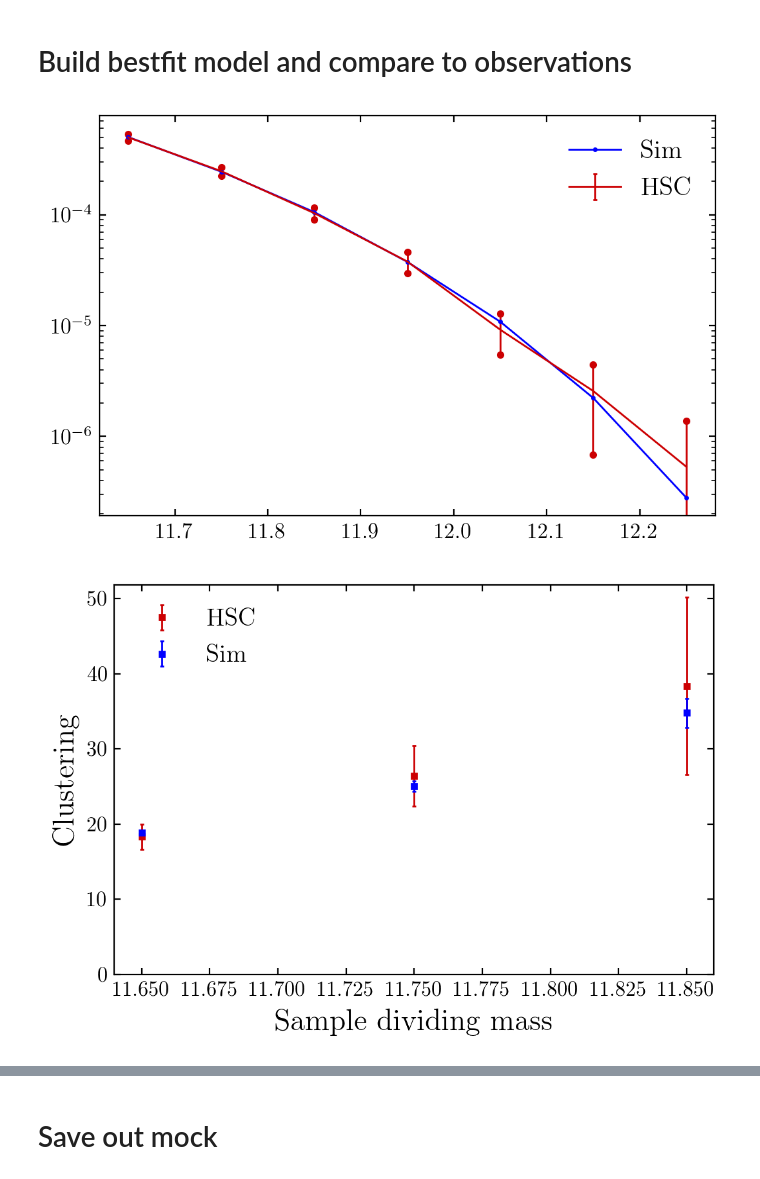
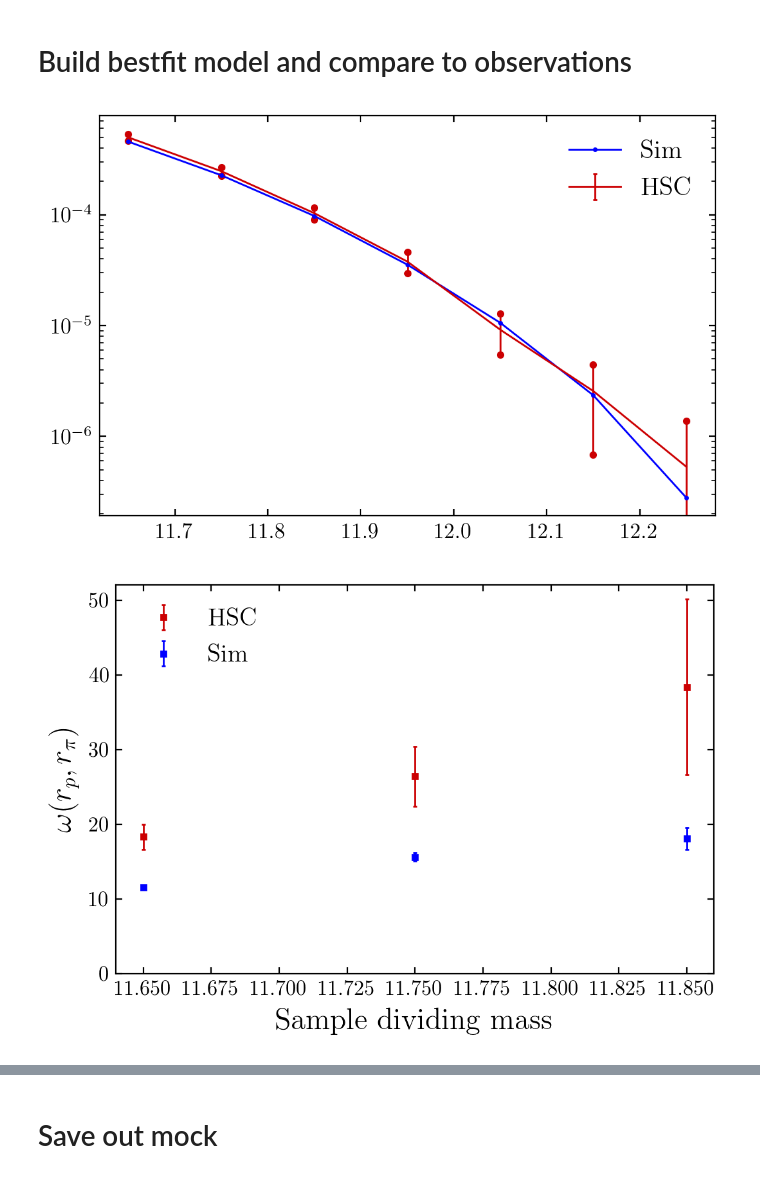
Before and after one commit to gsallabe/thesis_satellite_fraction, a Jupyter notebook: cb/main.ipynb, the cells around one changed output, grey strips where cells are left out. Cells and saved outputs as stored; diff of their text form; code cells hidden in the pictures.

```diff
--- a/cb/main.ipynb
+++ b/cb/main.ipynb
@@ -55,9 +55,9 @@ The autoreload extension is already loaded. To reload it, use:
 # count objects in the 0.1 dex smaller than it.
 cen_sat_div = [11.65, 11.75, 11.85]
 
-use_vmax = False
+use = "mhalo"
 
-if use_vmax:
+if use == "vmax":
     # The bestfit is somewhere around this:
     # [ 2.37998488, 10.92042303,  0.35623719,  0.18581664,  0.27877097, -0.11090357,  0.51954824]
     # See the appendix A for how we got these starting params
@@ -69,12 +69,18 @@ if use_vmax:
     # To speed things up we store a previous best_fit
     best_fit = params = [2.38288312, 0.35830082, 0.18331329, -0.11089013, 0.52131932] # extra_params = {1: 10.92, 4: 0.28}
     best_fix_extra_params = extra_params = {1: 10.92, 4: 0.28}
-else:
+    best_fit_w_extra_params = [2.38288312, 10.92, 0.35830082, 0.18331329, 0.28, -0.11089013, 0.52131932]
+elif use == "mpeak":
     b_params = [12.52, 10.91, 0.45, 0.6, 1.83]
     s_params = [-0.06, 1.08]
     params = b_params + s_params
-    x_field = "halo_mvir" # This is at mpeak
+    x_field = "Mvir"
 
+    best_fit = best_fit_w_extra_params = params = [12.97558416, 11.11936096, 0.61607271, 0.36313096, 1.90456701, -0.06276395, 1.0539316]#  0.4565468052432817
+    extra_params = None
+elif use == "mhalo":
+    x_field = "Mvir"
+    best_fit = best_fit_w_extra_params = params = [12.90153217, 11.11207968,  0.62098038,  0.36559776,  1.89475236, -0.06317781,  1.04911798] # 24.962536143908814
+    extra_params = None
 
-    best_fit = params = [12.97558416, 11.11936096, 0.61607271, 0.36313096, 1.90456701, -0.06276395, 1.0539316]#  0.4565468052432817
-    extra_params = None
+print(f"Using {x_field}")
@@ -291,30 +298,37 @@ Total chain length: 22000
 # %% [markdown]
 # Build bestfit model and compare to observations
 # %%
-log_stellar_masses = get_sm_for_sim(sim_data, best_fit[:5], best_fit[5:], x_field)
+log_stellar_masses = get_sm_for_sim(sim_data, best_fit_w_extra_params[:5], best_fit_w_extra_params[5:], x_field)
 # %%
 fig, ax = p.plot_smfs(obs_smf, log_stellar_masses, sim_size)
 
 sim_clust = np.array(
     [c.compute_sim_clustering(sim_data, sim_size, log_stellar_masses, div) for div in cen_sat_div],
     dtype=[("clustering", np.float64), ("err", np.float64)])
-if use_vmax:
+if use == "vmax":
     fig.savefig("/home/christopher/research/satellite_fraction/cb/writeup/images/fit_smf.png", dpi=300)
+elif use == "mpeak":
+    fig.savefig("/home/christopher/research/satellite_fraction/cb/writeup/images/fit_smf_mpeak.png", dpi=300)
+elif use == "mhalo":
+    fig.savefig("/home/christopher/research/satellite_fraction/cb/writeup/images/fit_smf_mhalo.png", dpi=300)
 else:
-        fig.savefig("/home/christopher/research/satellite_fraction/cb/writeup/images/fit_smf_mpeak.png", dpi=300)
-
+    raise Exception("eek")
 
 fig, ax = plt.subplots()
 ax.errorbar(cen_sat_div, obs_clust["clustering"], yerr=obs_clust["err"], ls="None", marker="s", label="HSC")
 ax.errorbar(cen_sat_div, sim_clust["clustering"], yerr=sim_clust["err"], ls="None", marker="s", label="Sim")
 ax.set(ylim=(0, ax.get_ylim()[1]))
 ax.legend()
 
-ax.set(ylabel="Clustering", xlabel="Sample dividing mass")
-if use_vmax:
+ax.set(ylabel=r"$\omega(r_p, r_{\pi})$", xlabel="Sample dividing mass")
+if use == "vmax":
     fig.savefig("/home/christopher/research/satellite_fraction/cb/writeup/images/fit_clust.png", dpi=300)
+elif use == "mpeak":
+    fig.savefig("/home/christopher/research/satellite_fraction/cb/writeup/images/fit_clust_mpeak.png", dpi=300)
+elif use == "mhalo":
+    fig.savefig("/home/christopher/research/satellite_fraction/cb/writeup/images/fit_clust_mhalo.png", dpi=300)
 else:
-    fig.savefig("/home/christopher/research/satellite_fraction/cb/writeup/images/fit_clust_mpeak.png", dpi=300)
+    raise Exception("eek")
 # %% [output]
-[figure, old version]
+[figure, new version]
-[figure, old version]
+[figure, new version]
```
Also changed, not shown: parts of 5 cells of this notebook, 18 other files.
